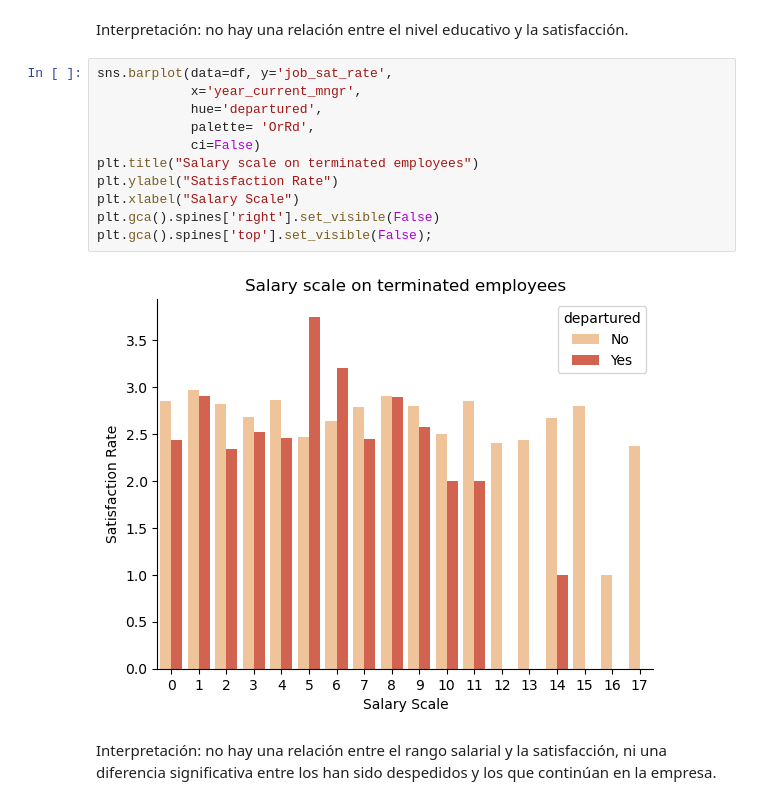
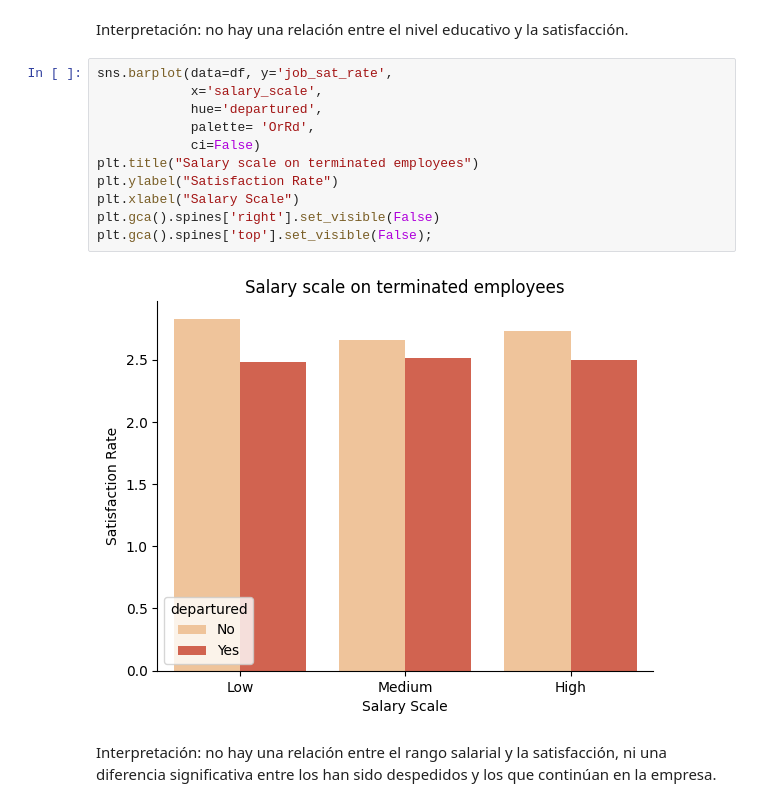
Before and after one commit to CibiPB/project-da-promo-49-INTERNO, a Jupyter notebook: Notebooks/3. Data Analysis.ipynb, the cells around one changed output. Cells and saved outputs as stored; diff of their text form.

```diff
--- a/Notebooks/3. Data Analysis.ipynb
+++ b/Notebooks/3. Data Analysis.ipynb
@@ -475,17 +484,17 @@ plt.gca().spines['top'].set_visible(False);
 Interpretación: no hay una relación entre el nivel educativo y la satisfacción.
 # %%
 sns.barplot(data=df, y='job_sat_rate',
-            x='year_current_mngr',
+            x='salary_scale',
             hue='departured',
             palette= 'OrRd',
             ci=False)
 plt.title("Salary scale on terminated employees")
 plt.ylabel("Satisfaction Rate")
 plt.xlabel("Salary Scale")
 plt.gca().spines['right'].set_visible(False)
 plt.gca().spines['top'].set_visible(False);
 # %% [output]
-[figure, old version]
+[figure, new version]
 # %% [markdown]
 Interpretación: no hay una relación entre el rango salarial y la satisfacción, ni una diferencia significativa entre los han sido despedidos y los que continúan en la empresa.
 # %%
```
Also changed, not shown: parts of 12 cells of this notebook, 1 other file.
